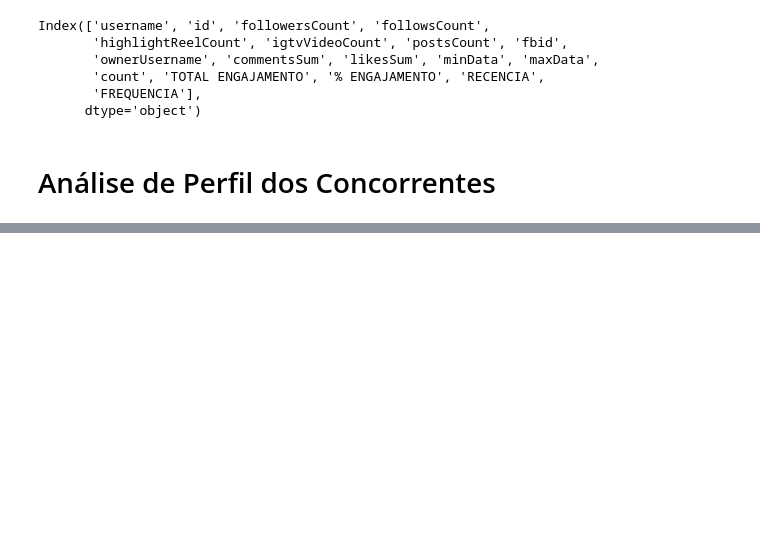
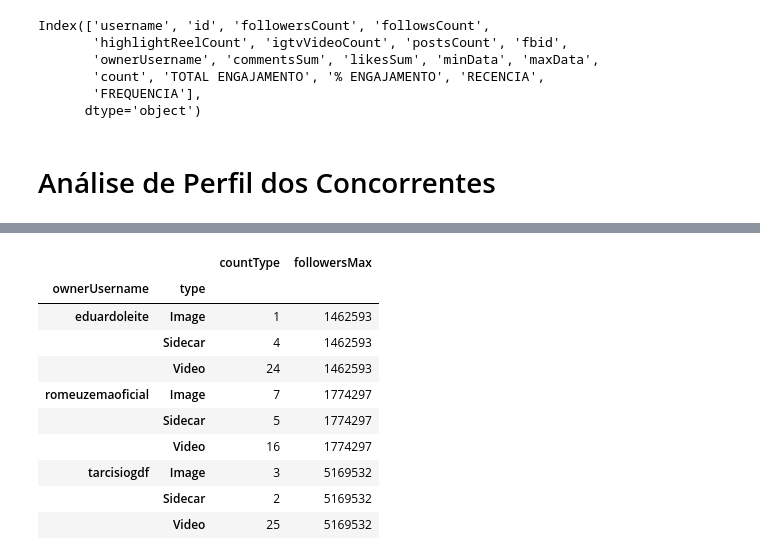
Before and after one commit to Vini0606/Aplica-o-Web-AI-Social-, a Jupyter notebook: notebooks/conteúdo.ipynb, the cells around one changed output, grey strips where cells are left out. Drawn from its saved outputs; the diff is of its cells as text; code cells hidden in the pictures; blank space fills up the shorter version.

```diff
--- a/notebooks/conteúdo.ipynb
+++ b/notebooks/conteúdo.ipynb
@@ -172,0 +372,26 @@ NameError: name 'buffer' is not defined
+# %%
+def filtro(usernames):
+    return (df_posts['ownerUsername'] == usernames[0]) | (df_posts['ownerUsername'] == usernames[1]) | (df_posts['ownerUsername'] == usernames[2])
+
+filtro = filtro(['tarcisiogdf', 'romeuzemaoficial', 'eduardoleite'])
+
+df_posts_top_3 = df_posts[filtro]
+
+df_posts_top_3_grouped = pd.merge(df_posts_top_3, df_profiles_int, how='left', left_on='ownerUsername', right_on='username')
+
+df_posts_top_3_grouped.groupby(['ownerUsername', 'type']).agg(
+    countType=('type', 'count'),
+    followersMax=('followersCount', 'max')
+)
+# %% [output]
+|  |  | countType | followersMax |
+| ownerUsername | type |  |  |
+| eduardoleite | Image | 1 | 1462593 |
+|  | Sidecar | 4 | 1462593 |
+|  | Video | 24 | 1462593 |
+| romeuzemaoficial | Image | 7 | 1774297 |
+|  | Sidecar | 5 | 1774297 |
+|  | Video | 16 | 1774297 |
+| tarcisiogdf | Image | 3 | 5169532 |
+|  | Sidecar | 2 | 5169532 |
+|  | Video | 25 | 5169532 |
```
Also changed, not shown: parts of 5 cells of this notebook, 4 other files.
